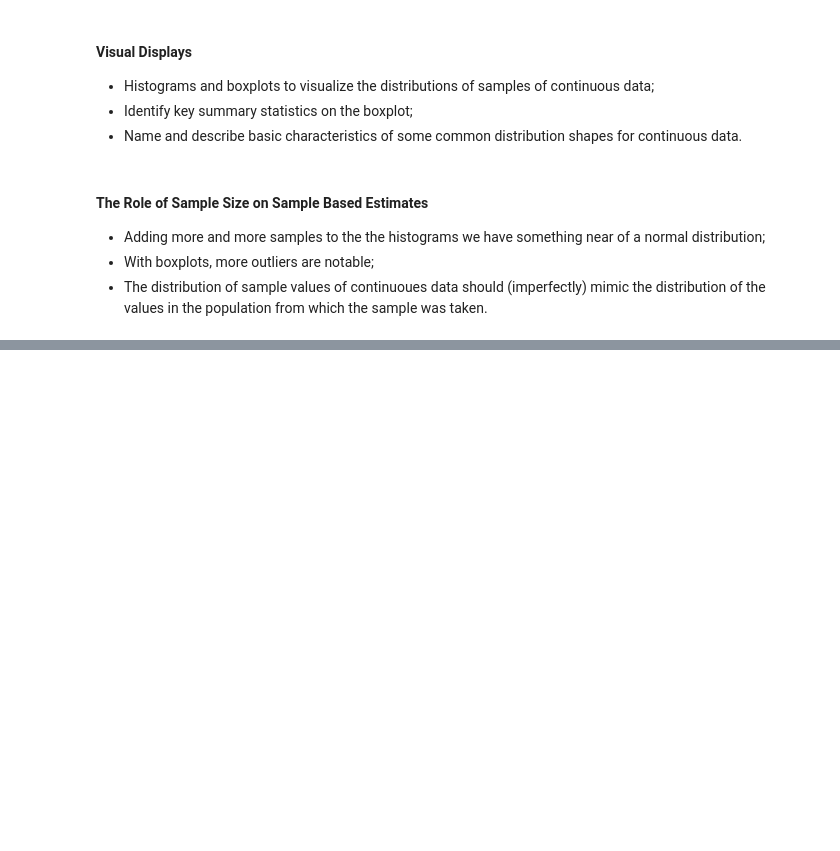
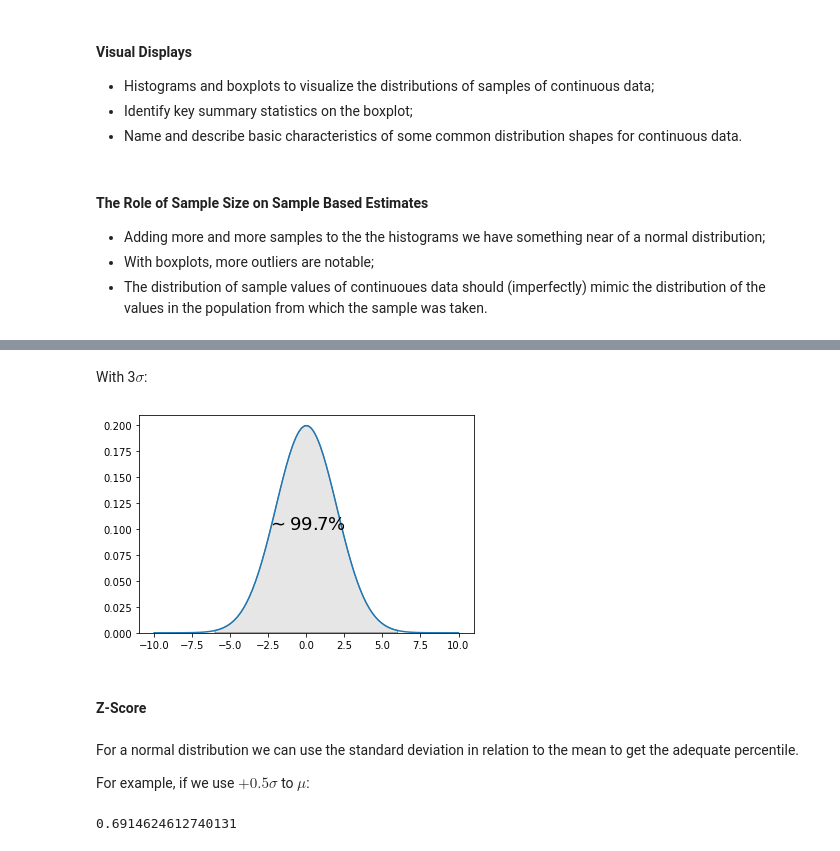
Before and after one commit to brenoslivio/Biostatistical_Studies, a Jupyter notebook: Biostatistics-Coursera-Specialization/1-SummaryStatistics/SummaryStatistics.ipynb, the cells around one changed output, grey strips where cells are left out. Saved outputs shown, nothing was run; the diff lists cells and outputs as text; code cells hidden in the pictures; blank space fills up the shorter version.

```diff
--- a/Biostatistics-Coursera-Specialization/1-SummaryStatistics/SummaryStatistics.ipynb
+++ b/Biostatistics-Coursera-Specialization/1-SummaryStatistics/SummaryStatistics.ipynb
@@ -87,0 +153,33 @@ While the distributions of continuous data can be compared between samples in ma
+# %% [markdown]
+With 3$\sigma$:
+# %%
+fig, ax = plt.subplots()
+x = np.linspace(mu - 5*sigma, mu + 5*sigma, 100)
+ax.plot(x, stats.norm.pdf(x, mu, sigma))
+ax.set_ylim(bottom=0)
+
+ax.text(0, 0.1, r"$\sim 99.7\%$", horizontalalignment='center', fontsize=18)
+
+a = mu - 3*sigma
+b = mu + 3*sigma
+
+ix = np.linspace(a, b)
+iy = stats.norm.pdf(ix, mu, sigma)
+
+verts = [(a, 0), *zip(ix, iy), (b, 0)]
+poly = Polygon(verts, facecolor='0.9', edgecolor='0.5')
+ax.add_patch(poly)
+
+plt.show()
+# %% [output]
+[figure, added]
+# %% [markdown]
+#### Z-Score
+# %% [markdown]
+For a normal distribution we can use the standard deviation in relation to the mean to get the adequate percentile.
+
+For example, if we use $+0.5\sigma$ to $\mu$:
+# %%
+stats.norm.cdf(0.5)
+# %% [output]
+0.6914624612740131
```
Also changed, not shown: parts of 11 cells of this notebook.
